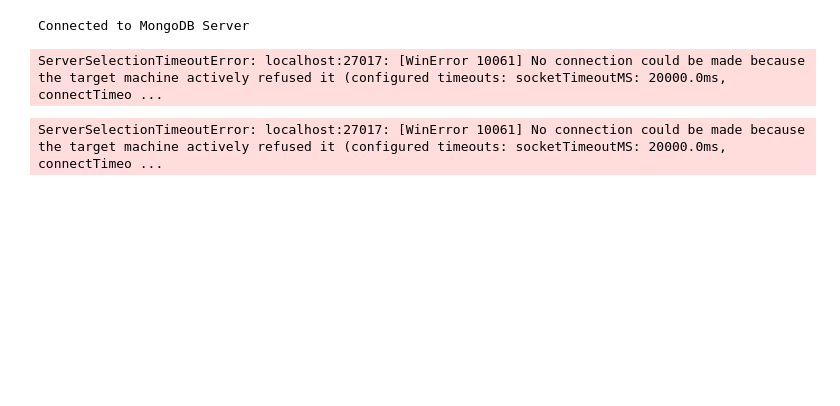
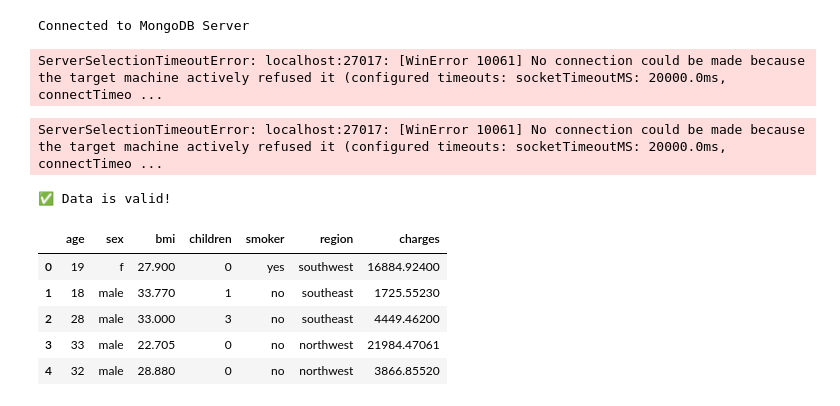
Before and after one commit to jaikrishann/mlproject, a Jupyter notebook: research.ipynb, the cells around one changed output. Saved outputs shown, nothing was run; the diff lists cells and outputs as text; code cells hidden in the pictures; blank space fills up the shorter version.

```diff
--- a/research.ipynb
+++ b/research.ipynb
@@ -525,3 +544,64 @@ for i in coln.find():
 ServerSelectionTimeoutError: localhost:27017: [WinError 10061] No connection could be made because the target machine actively refused it (configured timeouts: socketTimeoutMS: 20000.0ms, connectTimeo ...
 # %%
 client = MongoClient("mongodb://localhost:27017", serverSelectionTimeoutMS=10000)
+# %%
+import pandas as pd
+
+# Load the dataset
+df = pd.read_csv("insurance.csv")
+# %%
+
+
+
+# Define validation functions
+def validate_sex(value):
+    return value in ["male", "female"]
+
+def validate_bmi(value):
+    return isinstance(value, (int, float)) and value > 0
+
+def validate_children(value):
+    return isinstance(value, int) and value >= 0
+
+def validate_smoker(value):
+    return value in ["yes", "no"]
+
+def validate_region(value):
+    return value in ["southeast", "southwest", "northeast", "northwest"]
+
+def validate_charges(value):
+    return isinstance(value, (int, float)) and value >= 0
+
+# Apply validation checks
+invalid_rows = df[
+    (~df["sex"].apply(validate_sex)) |
+    (~df["bmi"].apply(validate_bmi)) |
+    (~df["children"].apply(validate_children)) |
+    (~df["smoker"].apply(validate_smoker)) |
+    (~df["region"].apply(validate_region)) |
+    (~df["charges"].apply(validate_charges))
+]
+
+# Display validation results
+# if we get any invalid rows then we will delete them
+df.drop(invalid_rows.index, inplace=True)
+if invalid_rows.empty:
+    print("✅ Data is valid!")
+else:
+    print("⚠️ Invalid data found:")
+    print(invalid_rows)
+    df.drop(invalid_rows.index, inplace=True)
+# %% [output]
+✅ Data is valid!
+# %%
+df.loc[0,"sex"] = "f"
+
+
+df.head()
+# %% [output]
+|  | age | sex | bmi | children | smoker | region | charges |
+| 0 | 19 | f | 27.900 | 0 | yes | southwest | 16884.92400 |
+| 1 | 18 | male | 33.770 | 1 | no | southeast | 1725.55230 |
+| 2 | 28 | male | 33.000 | 3 | no | southeast | 4449.46200 |
+| 3 | 33 | male | 22.705 | 0 | no | northwest | 21984.47061 |
+| 4 | 32 | male | 28.880 | 0 | no | northwest | 3866.85520 |
```
Also changed, not shown: parts of 11 cells of this notebook, 48 other files.
